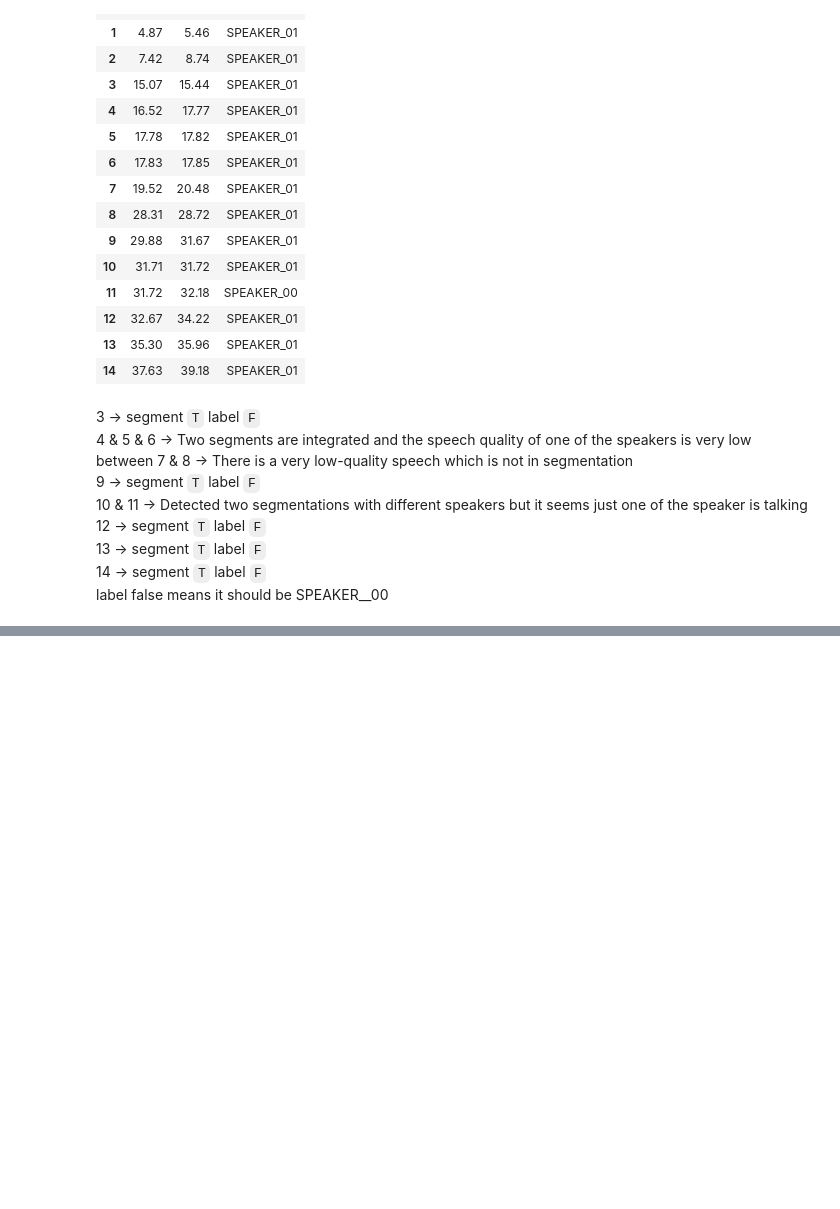
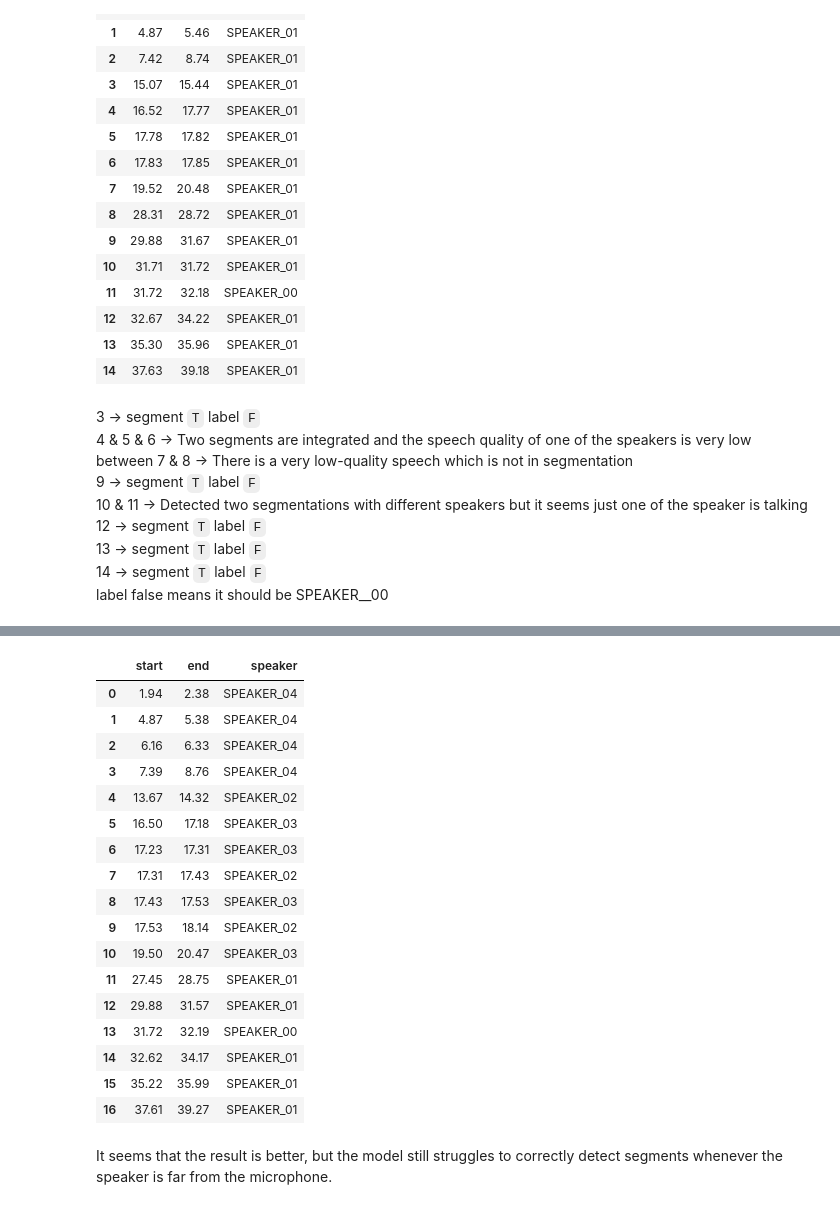
Before and after one commit to Bui-Van-Khoa/Automating-Jefferson-Analysis, a Jupyter notebook: Diarization_pyannote_(1).ipynb, the cells around one changed output, grey strips where cells are left out. Saved outputs shown, nothing was run; the diff lists cells and outputs as text; code cells hidden in the pictures; blank space fills up the shorter version.

Commit message:
added diarization result with DeepFilterNet audio

```diff
--- a/Diarization_pyannote_(1).ipynb
+++ b/Diarization_pyannote_(1).ipynb
@@ -239,0 +244,4 @@ label false means it should be SPEAKER__00
+# %%
+# Run the model on the whole file
+with ProgressHook() as hook:
+  diarization_result = pipeline("Data_DeepFilterNet3.wav", hook=hook)
@@ -239,0 +262,32 @@ label false means it should be SPEAKER__00
+# %%
+# Converting diarization result to segment
+diarization_segments = diarization_segment(diarization_result)
+
+# Coverting to DataFrame
+diarization_df = pd.DataFrame(diarization_segments)
+
+# Save DataFrame
+diarization_df.to_csv('Data_DeepFilterNet3_without_speaker.csv')
+# %%
+diarization_df
+# %% [output]
+|  | start | end | speaker |
+| 0 | 1.94 | 2.38 | SPEAKER_04 |
+| 1 | 4.87 | 5.38 | SPEAKER_04 |
+| 2 | 6.16 | 6.33 | SPEAKER_04 |
+| 3 | 7.39 | 8.76 | SPEAKER_04 |
+| 4 | 13.67 | 14.32 | SPEAKER_02 |
+| 5 | 16.50 | 17.18 | SPEAKER_03 |
+| 6 | 17.23 | 17.31 | SPEAKER_03 |
+| 7 | 17.31 | 17.43 | SPEAKER_02 |
+| 8 | 17.43 | 17.53 | SPEAKER_03 |
+| 9 | 17.53 | 18.14 | SPEAKER_02 |
+| 10 | 19.50 | 20.47 | SPEAKER_03 |
+| 11 | 27.45 | 28.75 | SPEAKER_01 |
+| 12 | 29.88 | 31.57 | SPEAKER_01 |
+| 13 | 31.72 | 32.19 | SPEAKER_00 |
+| 14 | 32.62 | 34.17 | SPEAKER_01 |
+| 15 | 35.22 | 35.99 | SPEAKER_01 |
+| 16 | 37.61 | 39.27 | SPEAKER_01 |
+# %% [markdown]
+It seems that the result is better, but the model still struggles to correctly detect segments whenever the speaker is far from the microphone.
```
Also changed, not shown: parts of 3 cells of this notebook.
